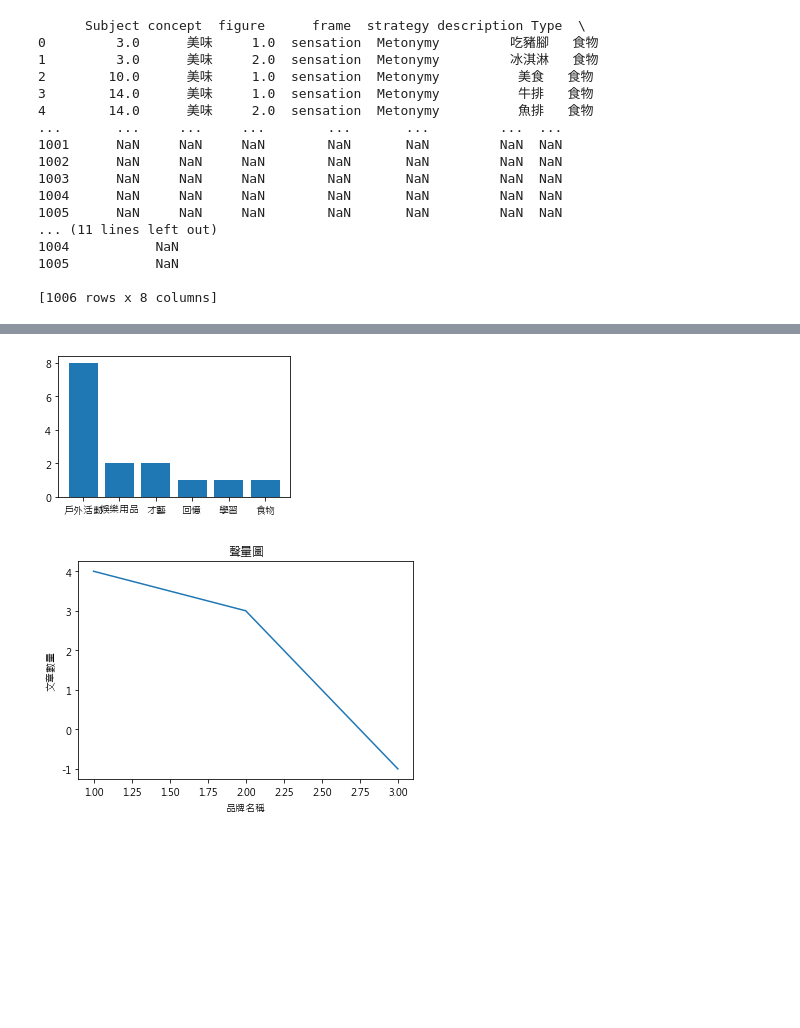
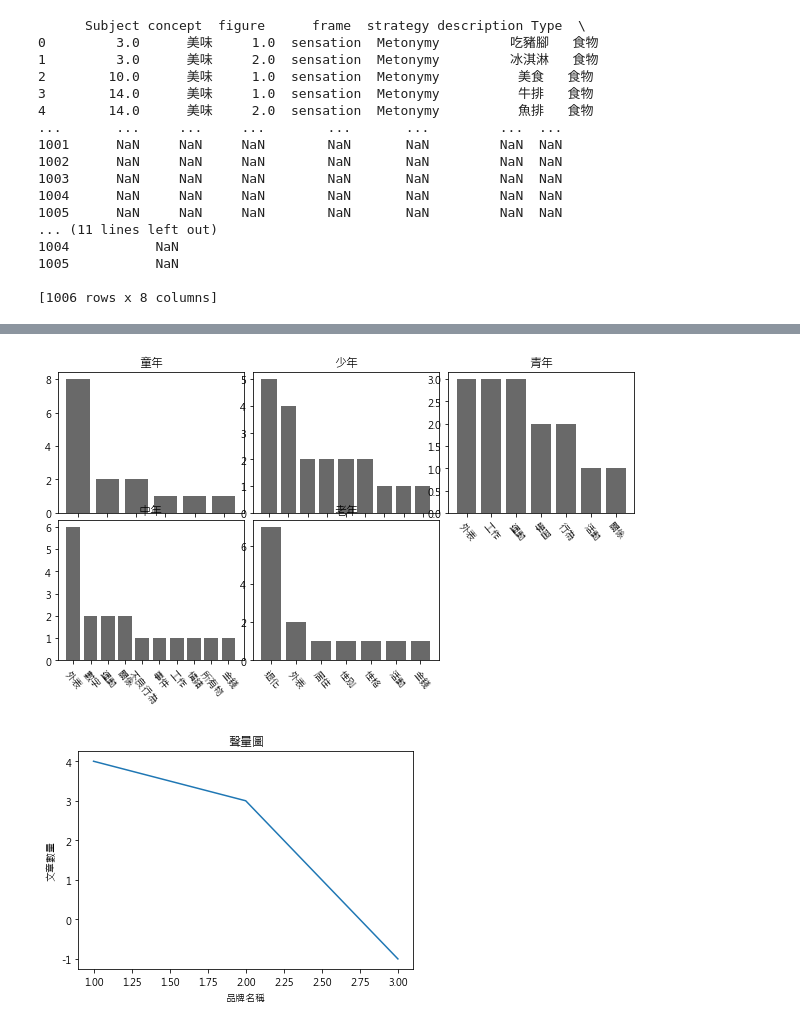
Before and after one commit to HsuHungKe/LinThesis, a Jupyter notebook: middlelevel_typology.ipynb, the cells around one changed output, grey strips where cells are left out. Saved outputs shown, nothing was run; the diff lists cells and outputs as text; code cells hidden in the pictures; blank space fills up the shorter version.

```diff
--- a/middlelevel_typology.ipynb
+++ b/middlelevel_typology.ipynb
@@ -74,21 +60,29 @@ plt.rcParams['axes.unicode_minus'] = False
 # %%
-# Take out only one word
-df_agg = df_new[df_new['概念']=='童年'] # take only one
-df_agg = df_agg.groupby(['概念','類型']).count() # count number for each term
-df_pic=df_agg.sort_values(by='數量', ascending=False) #set order from the largest amount to the smallest amount
-df_pic = pd.DataFrame(df_pic.to_records()) #convert pivot table back to dataframe
+fig = plt.figure(figsize=(8,4))
+for i in range(len(list_age)):
 
-#pv_pic.plot.bar(x='類型',y='數量')
+    # Take out only one word
+    df_agg = df_new[df_new['概念']==list_age[i]] # take only one
+    df_agg = df_agg.groupby(['概念','類型']).count() # count number for each term
+    df_pic=df_agg.sort_values(by='數量', ascending=False) #set order from the largest amount to the smallest amount
+    df_pic = pd.DataFrame(df_pic.to_records()) #convert pivot table back to dataframe
+
+
+    fig.subplots_adjust(left=0, right=1, bottom=0, top=1, hspace=0.05, wspace=0.05)
+    fig.add_subplot(2, 3, i+1) #separate canvas
+
+
+    #***https://matplotlib.org/stable/gallery/misc/table_demo.html#sphx-glr-gallery-misc-table-demo-py 複雜版
+    #https://matplotlib.org/stable/tutorials/introductory/pyplot.html#sphx-glr-tutorials-introductory-pyplot-py 簡易
+    #pv_pic.plot.bar(x='類型',y='數量') 不是用於matplotlib
+    plt.bar(df_pic['類型'],df_pic['數量'],color="dimgrey")
+    plt.xticks(rotation=-50) #x軸斜體
+    plt.title(list_age[i])
+
+    # bar graph 參數 1. https://iter01.com/569325.html 2. https://steam.oxxostudio.tw/category/python/example/matplotlib-bar.html
+plt.show()
+# %% [output]
+[figure, added]
-# %%
-fig = plt.figure(figsize=(10,4))
-fig.subplots_adjust(left=0, right=1, bottom=0, top=1, hspace=0.05, wspace=0.05)
-ax = fig.add_subplot(2, 3, 1)
-#***https://matplotlib.org/stable/gallery/misc/table_demo.html#sphx-glr-gallery-misc-table-demo-py 複雜版
-#https://matplotlib.org/stable/tutorials/introductory/pyplot.html#sphx-glr-tutorials-introductory-pyplot-py 簡易
-plt.bar(df_pic['類型'],df_pic['數量'])
-plt.show()
-# %% [output]
-[figure, removed]
 # %%
 ax
 plt.plot((1,2,3),(4,3,-1))
```
Also changed, not shown: parts of 2 cells of this notebook.
